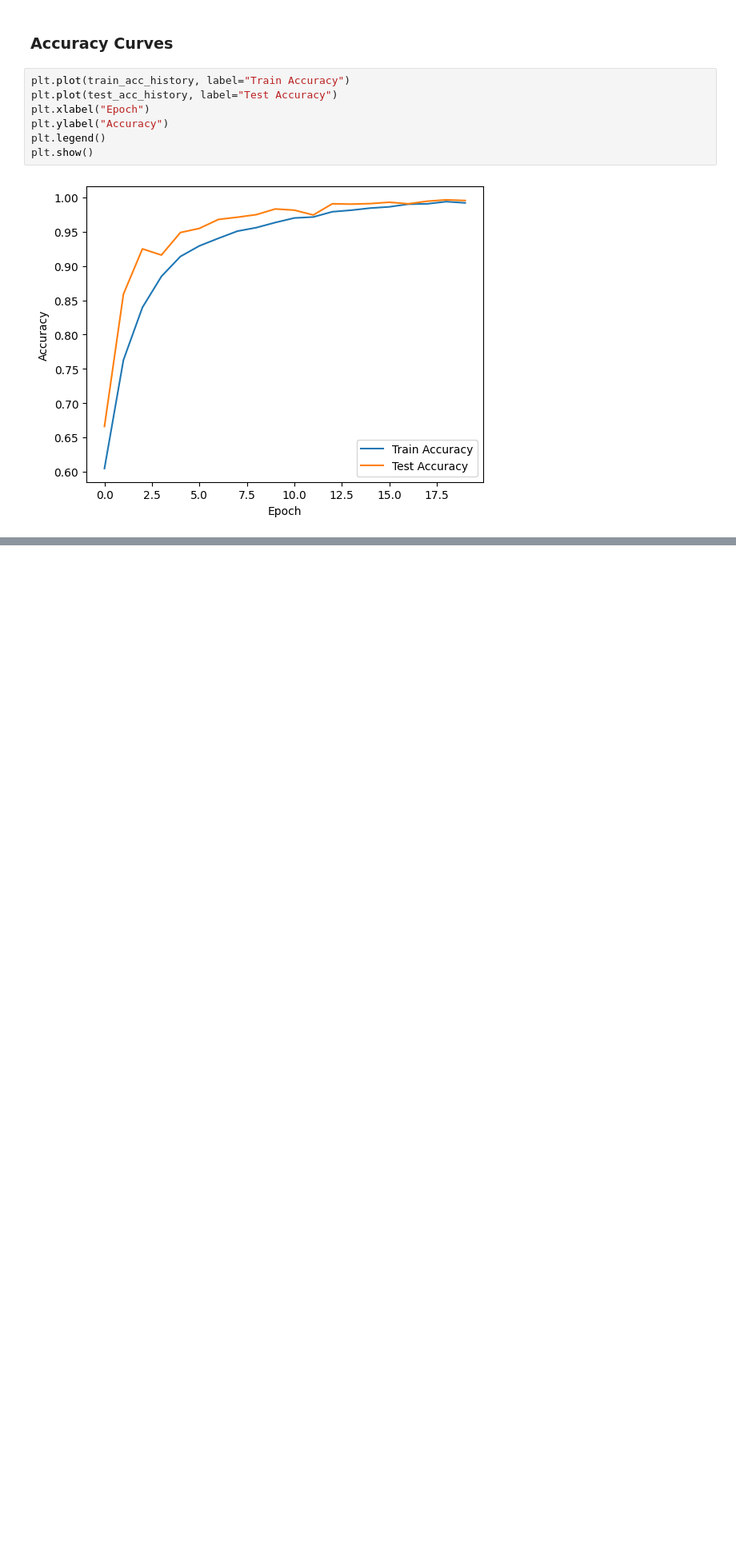
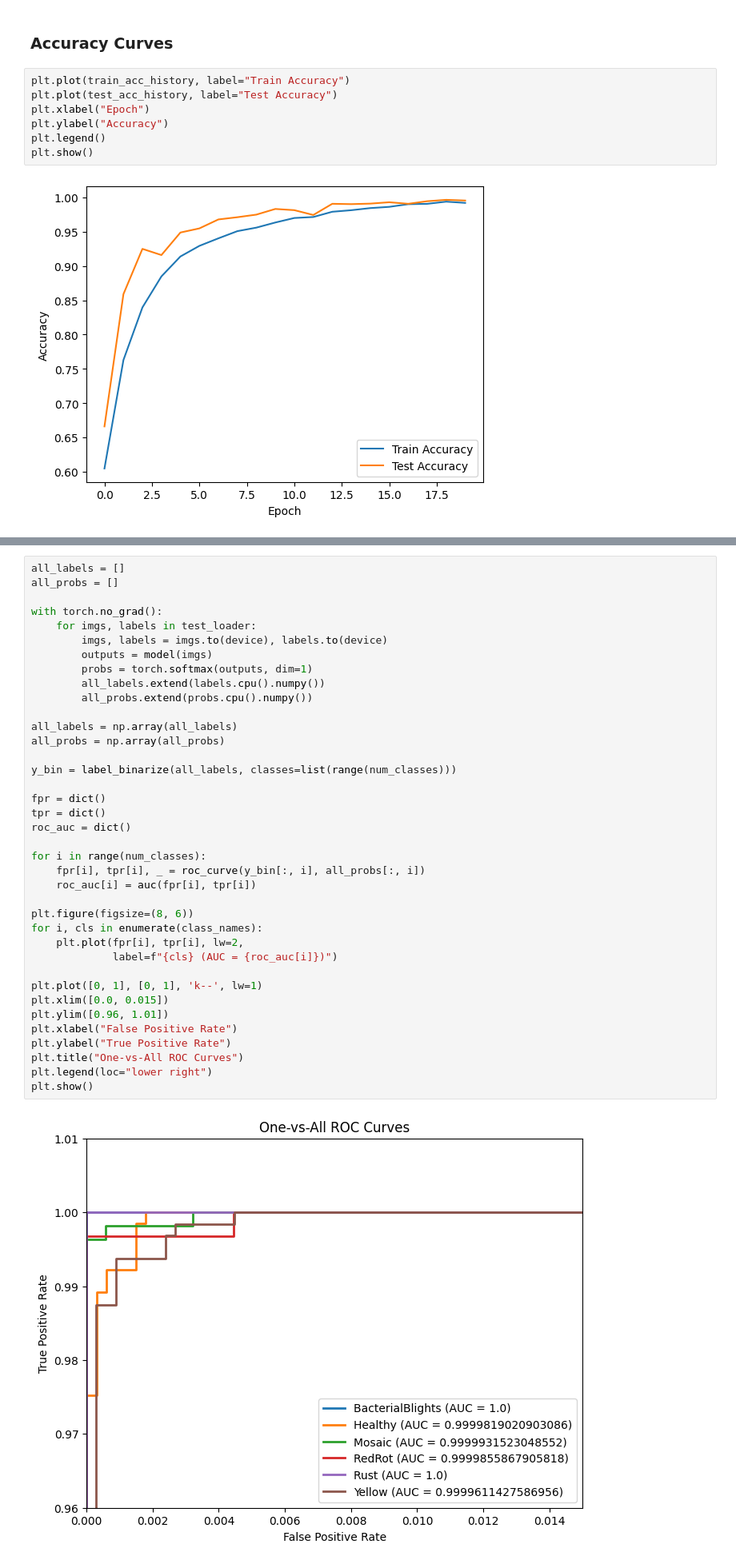
Before and after one commit to yuvarajk2109/cane-sense, a Jupyter notebook: CaneSight.ipynb, the cells around one changed output, grey strips where cells are left out. Shown at 80% size. Saved outputs shown, nothing was run; the diff lists cells and outputs as text; blank space fills up the shorter version.

Commit message:
One vs All ROC Curves

```diff
--- a/CaneSight.ipynb
+++ b/CaneSight.ipynb
@@ -473,0 +477,40 @@ plt.show()
+# %%
+all_labels = []
+all_probs = []
+
+with torch.no_grad():
+    for imgs, labels in test_loader:
+        imgs, labels = imgs.to(device), labels.to(device)
+        outputs = model(imgs)
+        probs = torch.softmax(outputs, dim=1)
+        all_labels.extend(labels.cpu().numpy())
+        all_probs.extend(probs.cpu().numpy())
+
+all_labels = np.array(all_labels)
+all_probs = np.array(all_probs)
+
+y_bin = label_binarize(all_labels, classes=list(range(num_classes)))
+
+fpr = dict()
+tpr = dict()
+roc_auc = dict()
+
+for i in range(num_classes):
+    fpr[i], tpr[i], _ = roc_curve(y_bin[:, i], all_probs[:, i])
+    roc_auc[i] = auc(fpr[i], tpr[i])
+
+plt.figure(figsize=(8, 6))
+for i, cls in enumerate(class_names):
+    plt.plot(fpr[i], tpr[i], lw=2,
+             label=f"{cls} (AUC = {roc_auc[i]})")
+
+plt.plot([0, 1], [0, 1], 'k--', lw=1)
+plt.xlim([0.0, 0.015])
+plt.ylim([0.96, 1.01])
+plt.xlabel("False Positive Rate")
+plt.ylabel("True Positive Rate")
+plt.title("One-vs-All ROC Curves")
+plt.legend(loc="lower right")
+plt.show()
+# %% [output]
+[figure, added]
```
Also changed, not shown: parts of 2 cells of this notebook.
